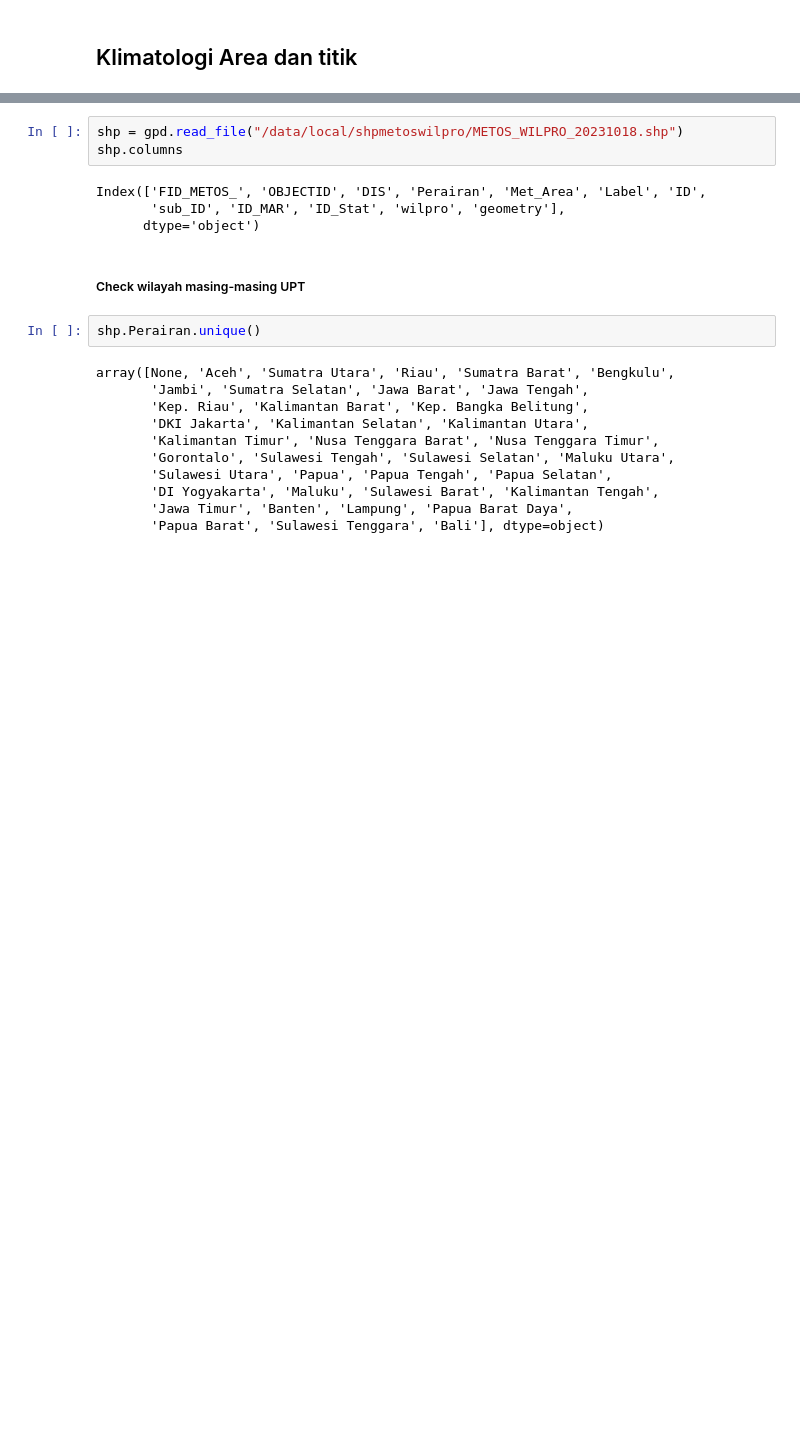
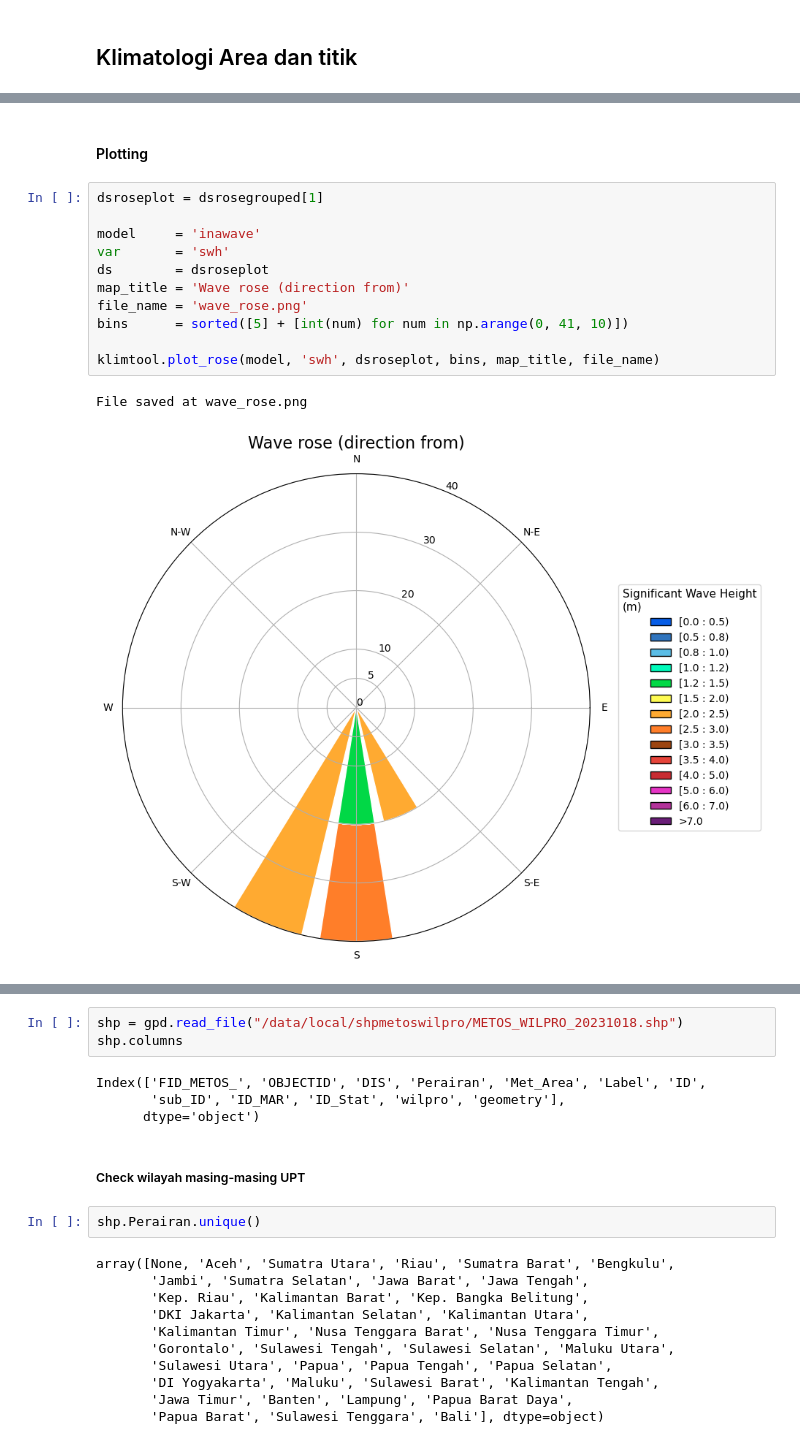
Before and after one commit to devmetmar/marinemet-training, a Jupyter notebook: _build/jupyter_execute/2_/2_3_climatology_product.ipynb, the cells around one changed output, grey strips where cells are left out. Saved outputs shown, nothing was run; the diff lists cells and outputs as text; blank space fills up the shorter version.

```diff
--- a/_build/jupyter_execute/2_/2_3_climatology_product.ipynb
+++ b/_build/jupyter_execute/2_/2_3_climatology_product.ipynb
@@ -418,0 +456,16 @@ Data variables: (12/16)
+# %% [markdown]
+#### Plotting
+# %%
+dsroseplot = dsrosegrouped[1]
+
+model     = 'inawave'
+var       = 'swh'
+ds        = dsroseplot
+map_title = 'Wave rose (direction from)'
+file_name = 'wave_rose.png'
+bins      = sorted([5] + [int(num) for num in np.arange(0, 41, 10)])
+
+klimtool.plot_rose(model, 'swh', dsroseplot, bins, map_title, file_name)
+# %% [output]
+File saved at wave_rose.png
+[figure, new version]
```
Also changed, not shown: parts of 38 cells of this notebook, 35 other files.
